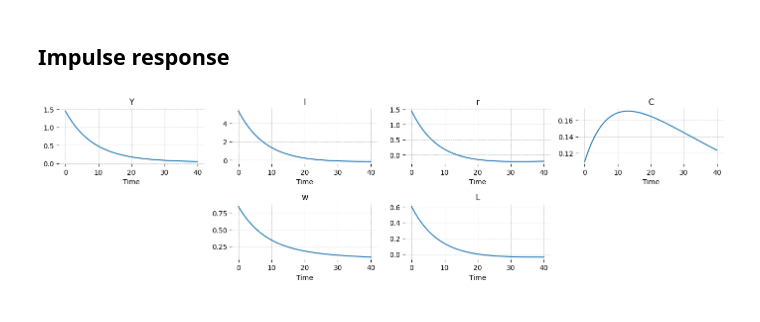
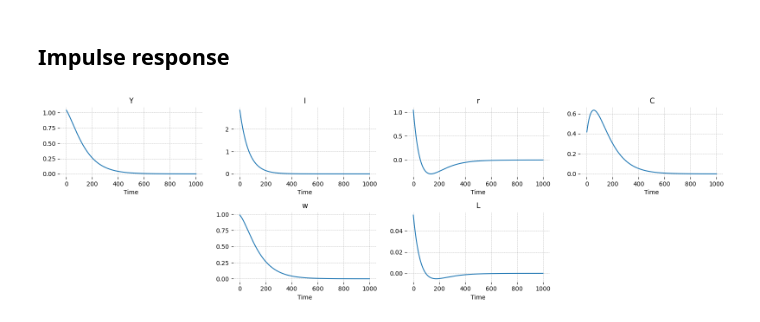
Before and after one commit to lukasgrahl/macro_rbc, a Jupyter notebook: notebooks/Fitting RBC to Italy Data.ipynb, the cells around one changed output. Drawn from its saved outputs; the diff is of its cells as text; code cells hidden in the pictures.

```diff
--- a/notebooks/Fitting RBC to Italy Data.ipynb
+++ b/notebooks/Fitting RBC to Italy Data.ipynb
@@ -181,3 +168,0 @@ dtype: int64
-# %%
-for col in df.columns:
-    df[col] = transform(df[col], scipy.signal.detrend, skip_na=True)
@@ -184,3 +171,6 @@ for col in df.columns:
+# %%
+for col in df:
+    df[col] = poly_detrend(df[col], poly_order=2, skipna=True)
 # %%
 plot_df(df)
 # %% [output]
@@ -200,5 +190,8 @@ def arr_adf(arr, maxlag: int=10, reject_level: float=.05):
 # %% [markdown]
 ## Maximum Likelihood Estimation <a class="anchor" id="chapter4"></a>
+# %%
+# assign date freq
+df = df.asfreq("QS")
 # %%
 MLEModel = ge.compile_to_statsmodels(rbc)
 # %%
@@ -327,11 +319,11 @@ plot_sm_results(mle_res, 'smoothed')
 # %% [markdown]
 ## Impulse response <a class="anchor" id="section_4_3"></a>
 # %%
-irf_df = mle_res.impulse_responses(impulse=0, steps=40, orthogonalized=False)
+irf_df = mle_res.impulse_responses(impulse=0, steps=1_000, orthogonalized=False)
 irf_df.index = pd.MultiIndex.from_product([irf_df.index, ['epsilon_A']], names=['Time', 'Shocks'])
 irf_df.columns.name = 'Variables'
 # %%
-fig = gp.plot_irf(irf_df.T, shocks_to_plot='epsilon_A', figsize=(14,4))
+fig = gp.plot_irf(irf_df.T, shocks_to_plot='epsilon_A', figsize=(16,5))
 plt.show()
 # %% [output]
-[figure, old version]
+[figure, new version]
```
Also changed, not shown: parts of 34 cells of this notebook.
